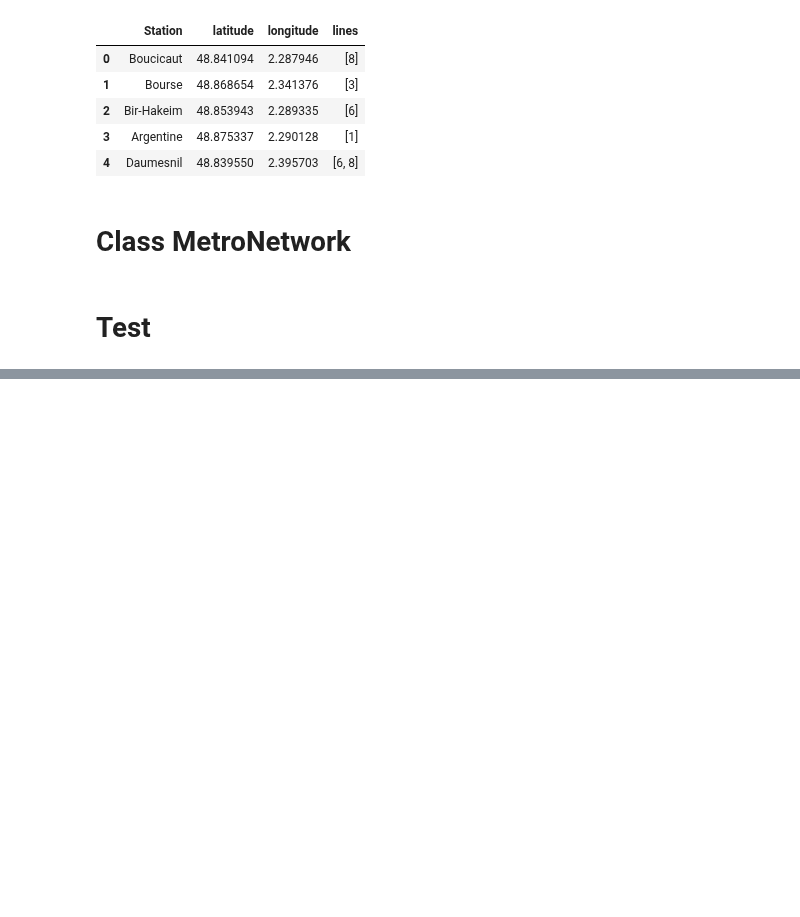
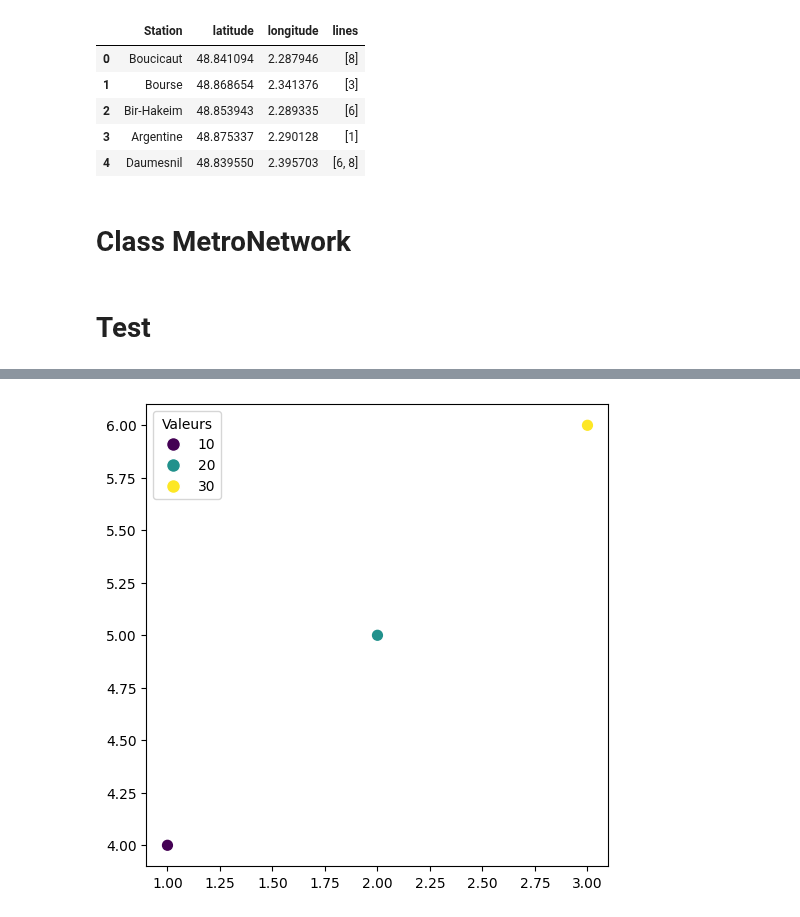
Before and after one commit to SerranoAdrian/FlowForecasting, a Jupyter notebook: from_scratch.ipynb, the cells around one changed output, grey strips where cells are left out. Drawn from its saved outputs; the diff is of its cells as text; code cells hidden in the pictures; blank space fills up the shorter version.

```diff
--- a/from_scratch.ipynb
+++ b/from_scratch.ipynb
@@ -316,0 +287,9 @@ station_coords[station_coords['lines'].apply(lambda x: 6 in x)]
+# %%
+# Convertir les coordonnées en objets géométriques
+geometry = gpd.points_from_xy(station_coords['longitude'], station_coords['latitude'])
+
+# Créer un GeoDataFrame
+stations_gdf = gpd.GeoDataFrame(station_coords, geometry=geometry)
+
+# Vérifier les données
+print(stations_gdf)
@@ -316,0 +314,6 @@ station_coords[station_coords['lines'].apply(lambda x: 6 in x)]
+# %%
+def first_element(l):
+    return l[0]
+
+color = stations_gdf['lines'].apply(first_element)
+print(color)
@@ -316,0 +333,29 @@ station_coords[station_coords['lines'].apply(lambda x: 6 in x)]
+# %%
+import matplotlib.pyplot as plt
+import geopandas as gpd
+import matplotlib.cm as cm
+import matplotlib.colors as mcolors
+
+# Exemple : gdf avec des coordonnées géographiques
+stations_gdf = gpd.GeoDataFrame({
+    'geometry': gpd.points_from_xy([1, 2, 3], [4, 5, 6]),
+    'value': [10, 20, 30]
+})
+
+# Configurer la figure et l'axe
+fig, ax = plt.subplots(figsize=(8, 6))
+
+# Tracer les points avec les couleurs associées
+stations_gdf.plot(ax=ax, marker='o', c=color, markersize=50)
+
+# Ajouter une légende manuelle
+legend_elements = [
+    plt.Line2D([0], [0], marker='o', color='w', markerfacecolor=cmap(norm(val)), markersize=10, label=f"{val}")
+    for val in sorted(color.unique())
+]
+ax.legend(handles=legend_elements, title="Valeurs")
+
+# Montrer le graphique
+plt.show()
+# %% [output]
+[figure, added]
```
Also changed, not shown: parts of 17 cells of this notebook, 2 other files.
